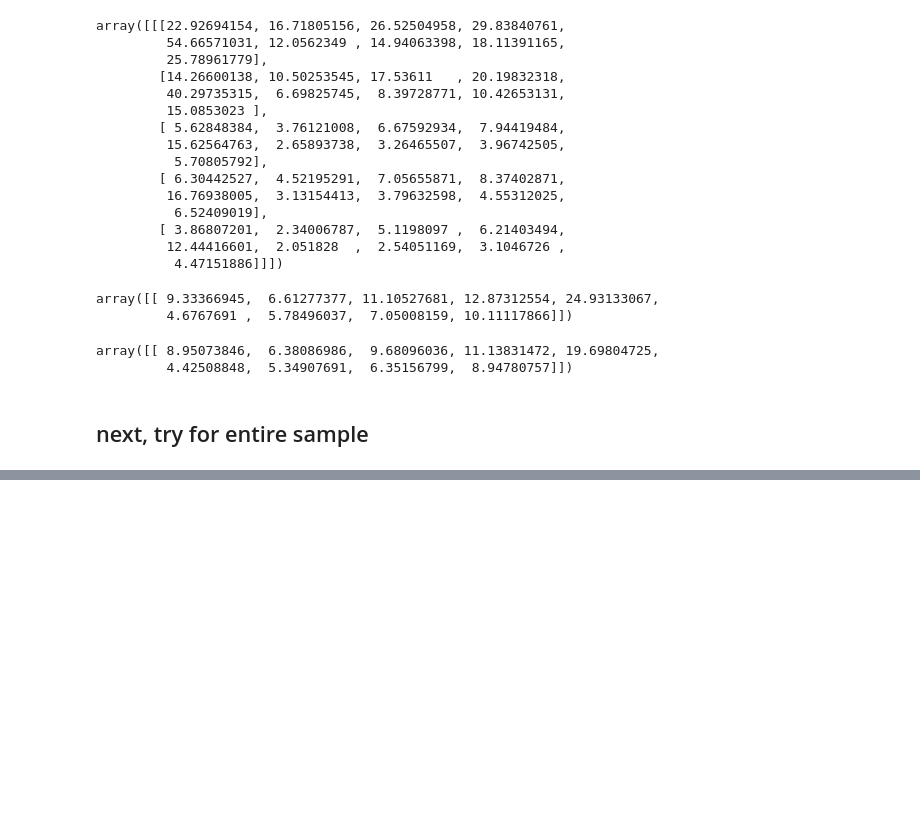
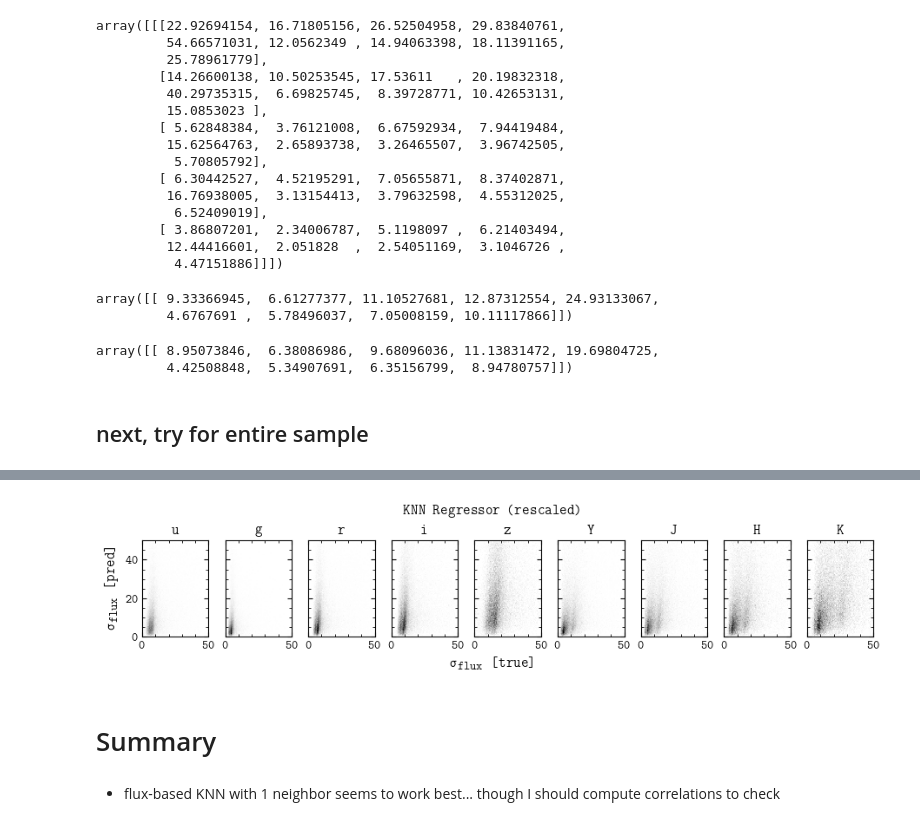
Before and after one commit to sidneymau/des-y6-image-sims-analysis, a Jupyter notebook: notebooks/2025_01_08_matching/knn-dev.ipynb, the cells around one changed output, grey strips where cells are left out. Cells and saved outputs as stored; diff of their text form; code cells hidden in the pictures; blank space fills up the shorter version.

```diff
--- a/notebooks/2025_01_08_matching/knn-dev.ipynb
+++ b/notebooks/2025_01_08_matching/knn-dev.ipynb
@@ -396,0 +451,24 @@ plt.show()
+# %%
+fig, axs = plt.subplots(1, len(DEEPFIELD_BANDS), sharex=True, sharey=True, constrained_layout=True, figsize=(9, 2))
+
+for i, band in enumerate(DEEPFIELD_BANDS):
+    axs[i].hist2d(
+        y_true[:, i],
+        y_pred[:, i],
+        bins=[np.linspace(0, 50, 101), np.linspace(0, 50, 101)],
+        # norm="log",
+    )
+
+    axs[i].set_title(band)
+
+fig.supylabel("$\\sigma_{flux}$ [pred]")
+fig.supxlabel("$\\sigma_{flux}$ [true]")
+fig.suptitle("KNN Regressor (rescaled)")
+
+plt.show()
+# %% [output]
+[figure, added]
+# %% [markdown]
+# Summary
+# %% [markdown]
+- flux-based KNN with 1 neighbor seems to work best... though I should compute correlations to check
```
Also changed, not shown: parts of 17 cells of this notebook, 4 other files.
